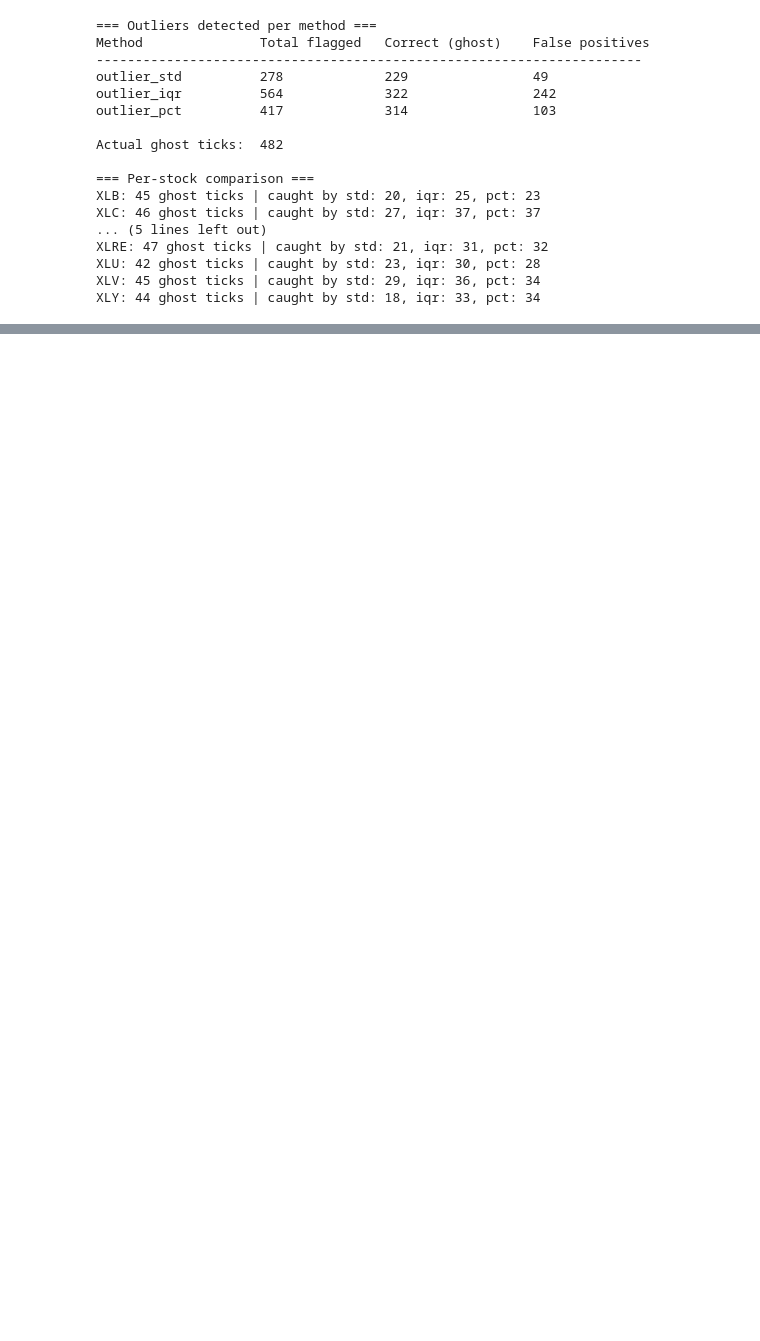
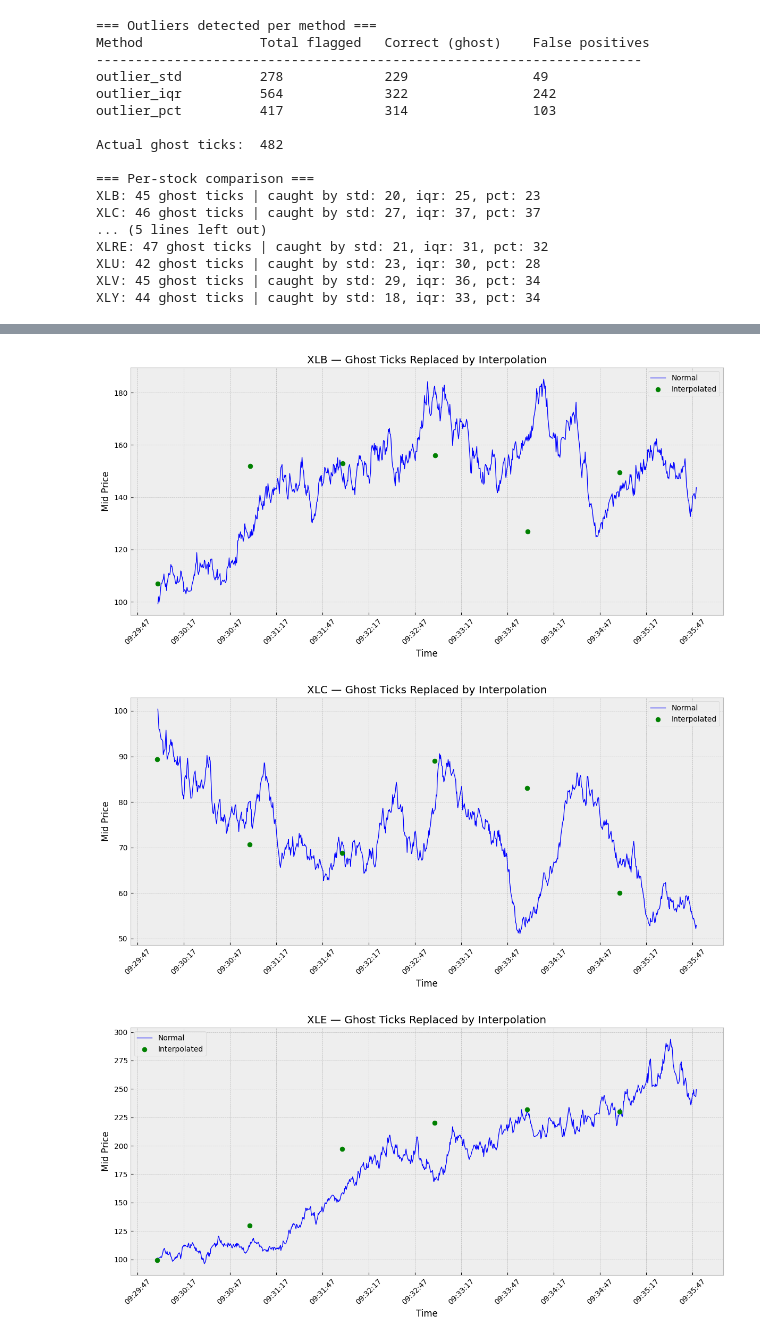
Before and after one commit to pcastillosoto/Data-Pipelines, a Jupyter notebook: NoteBook_Pipeline.ipynb, the cells around one changed output, grey strips where cells are left out. Drawn from its saved outputs; the diff is of its cells as text; code cells hidden in the pictures; blank space fills up the shorter version.

```diff
--- a/NoteBook_Pipeline.ipynb
+++ b/NoteBook_Pipeline.ipynb
@@ -435,0 +446,26 @@ Both methods agree on every row: True
+# %%
+for stock in reduced['ticker'].unique():
+    stock_data = reduced[reduced['ticker'] == stock]
+
+    plt.figure(figsize=(12, 6))
+
+    normal = stock_data[~stock_data['is_ghost']]
+    ghosts = stock_data[stock_data['is_ghost']]
+
+    plt.plot(normal['timestamps'], normal['mid'], color='blue', linewidth=1, label='Normal')
+    plt.scatter(ghosts['timestamps'], ghosts['mid'], color='green', s=40, zorder=5, label='Interpolated')
+
+    ax = plt.gca()
+    ax.xaxis.set_major_formatter(mdates.DateFormatter('%H:%M:%S'))
+    ax.xaxis.set_major_locator(mdates.SecondLocator(interval=30))
+    plt.xticks(rotation=45)
+    plt.title(f'{stock} — Ghost Ticks Replaced by Interpolation')
+    plt.xlabel('Time')
+    plt.ylabel('Mid Price')
+    plt.legend()
+    plt.tight_layout()
+    plt.show()
+# %% [output]
+[figure, added]
+[figure, added]
+[figure, added]
```
Also changed, not shown: parts of 15 cells of this notebook.
